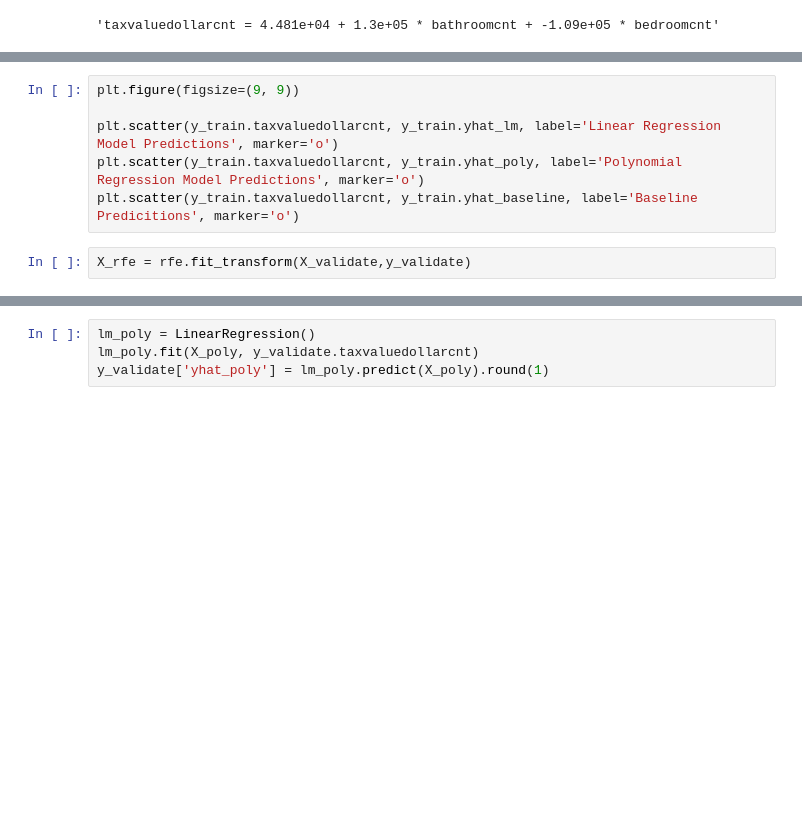
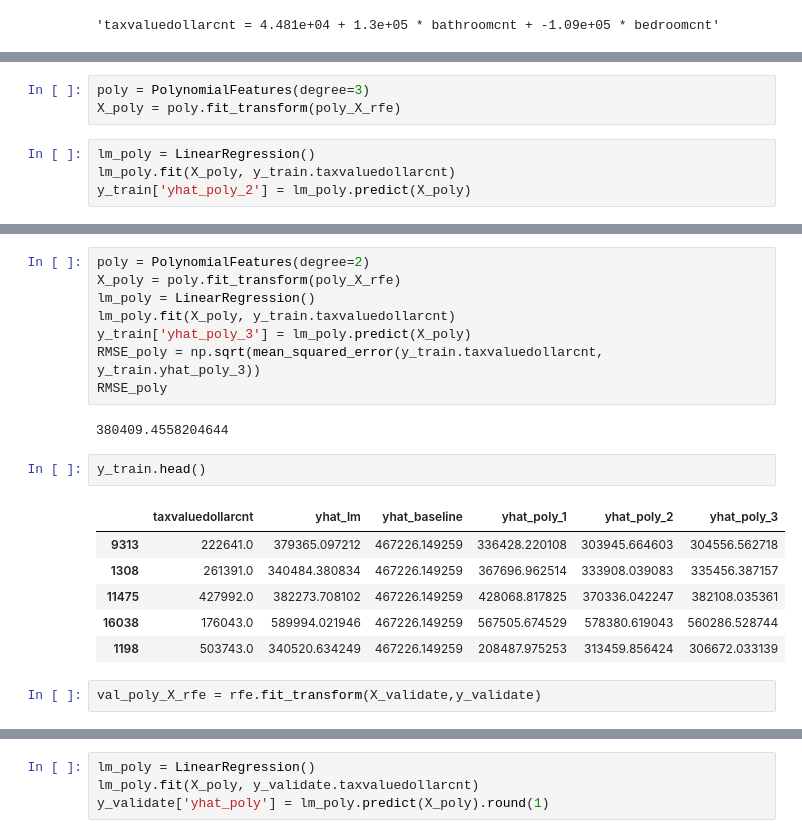
Before and after one commit to AAranda10/regression_project, a Jupyter notebook: modeling.ipynb, the cells around one changed output, grey strips where cells are left out. Drawn from its saved outputs; the diff is of its cells as text; blank space fills up the shorter version.

```diff
--- a/modeling.ipynb
+++ b/modeling.ipynb
@@ -252,0 +276,7 @@ print(evs)
+# %%
+poly = PolynomialFeatures(degree=3)
+X_poly = poly.fit_transform(poly_X_rfe)
+# %%
+lm_poly = LinearRegression()
+lm_poly.fit(X_poly, y_train.taxvaluedollarcnt)
+y_train['yhat_poly_2'] = lm_poly.predict(X_poly)
@@ -255,10 +297,23 @@ y_train.head()
-# %%
-plt.figure(figsize=(9, 9))
-
-plt.scatter(y_train.taxvaluedollarcnt, y_train.yhat_lm, label='Linear Regression Model Predictions', marker='o')
-plt.scatter(y_train.taxvaluedollarcnt, y_train.yhat_poly, label='Polynomial Regression Model Predictions', marker='o')
-plt.scatter(y_train.taxvaluedollarcnt, y_train.yhat_baseline, label='Baseline Predicitions', marker='o')
+# %%
+poly = PolynomialFeatures(degree=2)
+X_poly = poly.fit_transform(poly_X_rfe)
+lm_poly = LinearRegression()
+lm_poly.fit(X_poly, y_train.taxvaluedollarcnt)
+y_train['yhat_poly_3'] = lm_poly.predict(X_poly)
+RMSE_poly = np.sqrt(mean_squared_error(y_train.taxvaluedollarcnt, y_train.yhat_poly_3))
+RMSE_poly
+# %% [output]
+380409.4558204644
+# %%
+y_train.head()
+# %% [output]
+|  | taxvaluedollarcnt | yhat_lm | yhat_baseline | yhat_poly_1 | yhat_poly_2 | yhat_poly_3 |
+| 9313 | 222641.0 | 379365.097212 | 467226.149259 | 336428.220108 | 303945.664603 | 304556.562718 |
+| 1308 | 261391.0 | 340484.380834 | 467226.149259 | 367696.962514 | 333908.039083 | 335456.387157 |
+| 11475 | 427992.0 | 382273.708102 | 467226.149259 | 428068.817825 | 370336.042247 | 382108.035361 |
+| 16038 | 176043.0 | 589994.021946 | 467226.149259 | 567505.674529 | 578380.619043 | 560286.528744 |
+| 1198 | 503743.0 | 340520.634249 | 467226.149259 | 208487.975253 | 313459.856424 | 306672.033139 |
 # %%
-X_rfe = rfe.fit_transform(X_validate,y_validate)
+val_poly_X_rfe = rfe.fit_transform(X_validate,y_validate)
 # %%
 poly = PolynomialFeatures(degree=4)
```
Also changed, not shown: parts of 28 cells of this notebook.
